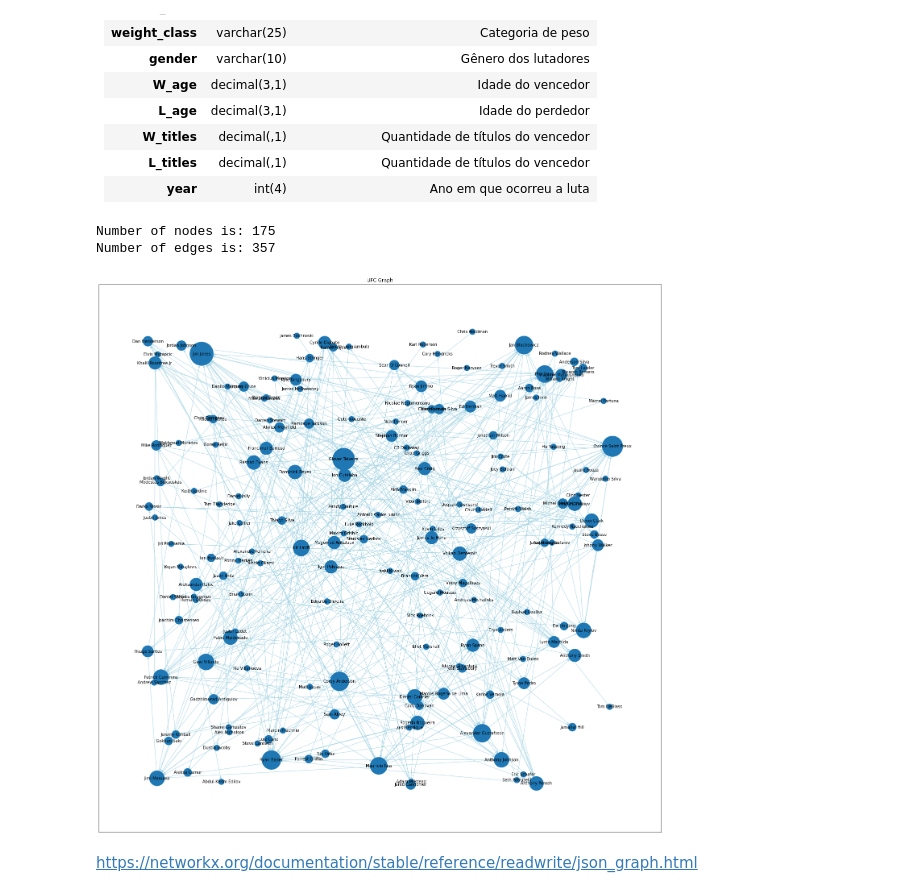
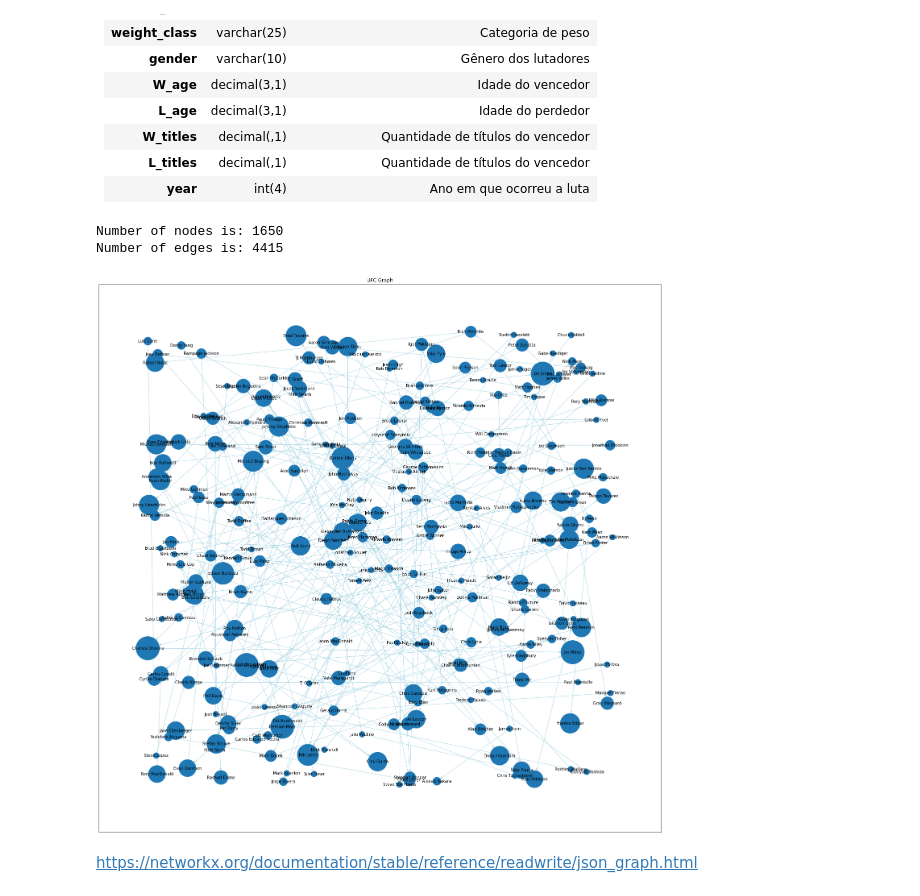
Before and after one commit to GermanoAndrade/BD-Final, a Jupyter notebook: trab_note_1.ipynb, the cells around one changed output. Drawn from its saved outputs; the diff is of its cells as text; code cells hidden in the pictures.

```diff
--- a/trab_note_1.ipynb
+++ b/trab_note_1.ipynb
@@ -143,52 +141,72 @@ df_ori = df
 # %%
+#df_ori = df
+
 df = df[df['weight_class']=="Light Heavyweight"]
 G = nx.DiGraph()
 #add nodes
 for idx in df.index:
     if df.loc[idx,'Winner'] not in G:
-        G.add_node(df.loc[idx,'Winner'],frequency=1)
+        G.add_node(df.loc[idx,'Winner'],
+                   frequency=1,
+                   gender = df.loc[idx, 'gender'],
+                   age = df.loc[idx, 'W_age'],
+                   bouts = df.loc[idx, 'W_titles'])
     else:
         G.nodes[df.loc[idx,'Winner']]['frequency'] +=1
 
     if df.loc[idx,'Loser'] not in G:
-        G.add_node(df.loc[idx,'Loser'],frequency=1)
+        G.add_node(df.loc[idx,'Loser'],
+                   frequency=1,
+                   gender = df.loc[idx, 'gender'],
+                   age = df.loc[idx, 'L_age'],
+                   bouts = df.loc[idx, 'L_titles'])
 # %%
 
 for idx in df.index:
-    if not G.has_edge(df.loc[idx,'Loser'],df.loc[idx,'Winner']):
-        G.add_edge(df.loc[idx,'Loser'],df.loc[idx,'Winner'], frequency = 1)
-    else:
-        G.edges[df.loc[idx,'Loser'],df.loc[idx,'Winner']]['frequency'] += 1
+    #if not G.has_edge(df.loc[idx,'Loser'], df.loc[idx,'Winner']):
+    G.add_edge(df.loc[idx,'Loser'],
+               df.loc[idx,'Winner'],
+               frequency = 1,
+               weight_class = df.loc[idx, 'weight_class'],
+               location = df.loc[idx, 'location'],
+               title_bout = df.loc[idx, 'title_bout'],
+               year = df.loc[idx, 'year'])
+    #else:
+     #   G.edges[df.loc[idx,'Loser'],df.loc[idx,'Winner']]['frequency'] += 1
 # %%
 #nx.draw_networkx(G)
 
 print('Number of nodes is: {}'.format(G.number_of_nodes()))
 print('Number of edges is: {}'.format(G.number_of_edges()))
 # %% [output]
-Number of nodes is: 175
-Number of edges is: 357
+Number of nodes is: 1650
+Number of edges is: 4415
 # %%
+SG = nx.DiGraph((u,v,d) for u,v,d in G.edges(data=True) if d['year'] == '2010')
+#SG = nx.Graph((u,d) for u,d in G.nodes(data=True) if d['gender'] == 'FEMALE')
+
 fig, ax = plt.subplots(figsize=(25,25))
 ax.set_title("UFC Graph")
-pos = nx.random_layout(G, seed=1)
+pos = nx.random_layout(SG, seed=1)
 
-nx.draw_networkx(G,
-                node_size=[200*nx.get_node_attributes(G,'frequency')[g] for g in G.nodes()],
+nx.draw_networkx(SG,
+                node_size=[200*nx.get_node_attributes(G,'frequency')[g] for g in SG.nodes()],
                 pos = pos,
-                width=list(nx.get_edge_attributes(G,'frequency').values()),
+                #width=list(nx.get_edge_attributes(SG,'frequency').values()),
                 edge_cmap=None,
                 edge_vmin=None,
                 edge_vmax=None,
                 edge_color = "lightblue",
                 style='solid',
                 labels=None ,
                 font_size=10,
                 #font_color='blue',
                 font_weight='normal',
                 font_family='sans-serif',
                 label='FGraph')
+plt.savefig('ufc_1.png')
 # %% [output]
-[figure, old version]
+[figure, new version]
 # %% [markdown]
 https://networkx.org/documentation/stable/reference/readwrite/json_graph.html
 # %%
```
Also changed, not shown: parts of 1 cell of this notebook.
